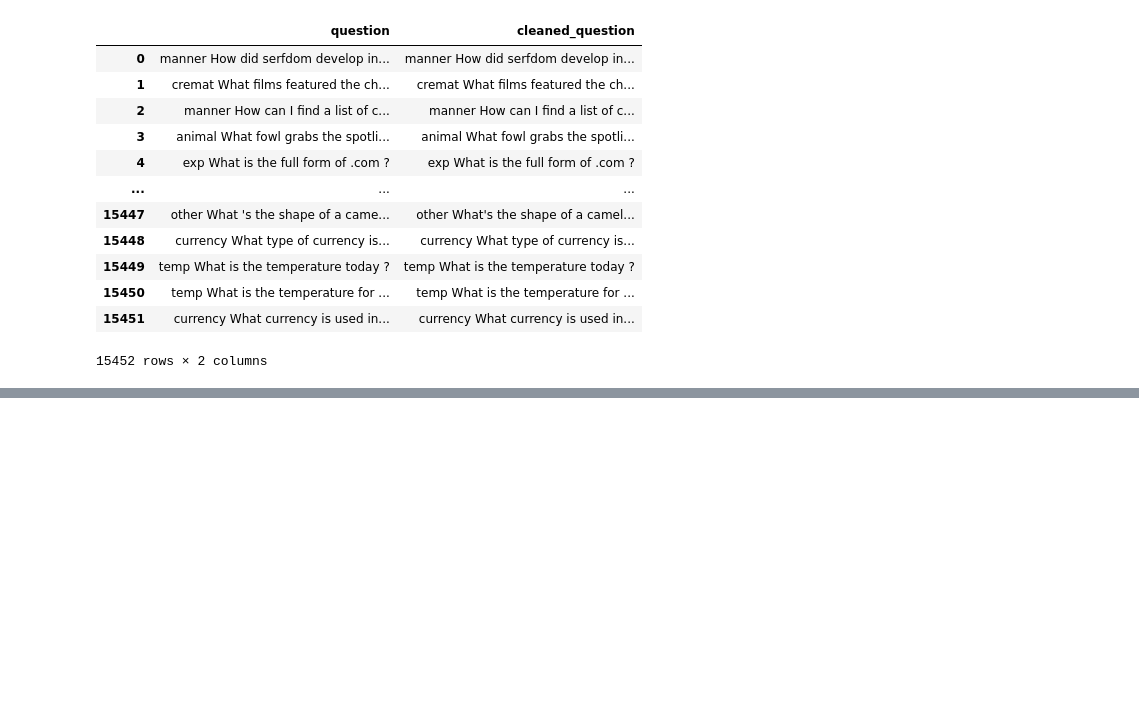
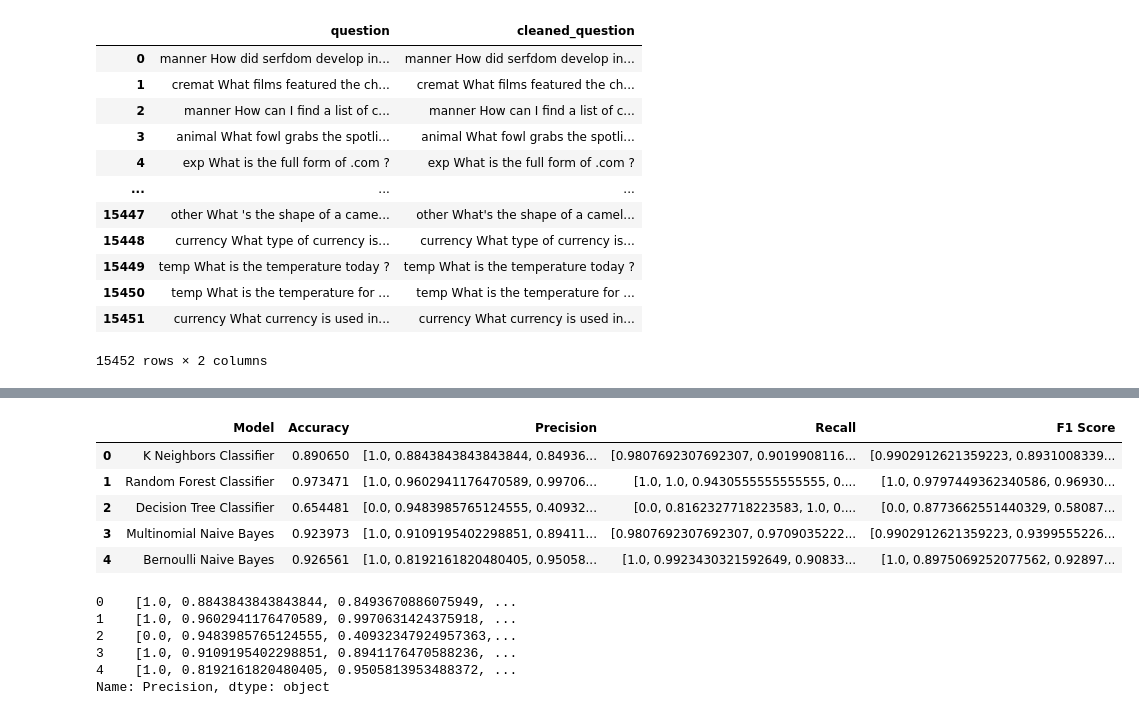
Before and after one commit to Ghadqa/Question-classification-, a Jupyter notebook: question_classification.ipynb, the cells around one changed output, grey strips where cells are left out. Cells and saved outputs as stored; diff of their text form; code cells hidden in the pictures; blank space fills up the shorter version.

```diff
--- a/question_classification.ipynb
+++ b/question_classification.ipynb
@@ -193,0 +247,28 @@ train_data
+# %%
+
+# Cleaning the questions
+corpus = []
+wnl = WordNetLemmatizer()
+
+for QC_string in list(train_data.question):
+
+  # Cleaning special character from the sms
+  question = re.sub(pattern='[^a-zA-Z]', repl=' ', string=QC_string)
+
+  # Converting the entire sms into lower case
+  question = question.lower()
+
+  # Tokenizing the question by words
+  words = question.split()
+
+  # Removing the stop words
+  filtered_words = [word for word in words if word not in set(stopwords.words('english'))]
+
+  # Lemmatizing the words
+  lemmatized_words = [wnl.lemmatize(word) for word in filtered_words]
+
+  # Joining the lemmatized words
+  question = ' '.join(lemmatized_words)
+
+  # Building a corpus of questions
+  corpus.append(question)
@@ -193,0 +360,19 @@ train_data
+# %%
+performance= evaluate_vectorizer(X_train, X_test, y_train, y_test, classifiers)
+performance
+# %% [output]
+|  | Model | Accuracy | Precision | Recall | F1 Score |
+| 0 | K Neighbors Classifier | 0.890650 | [1.0, 0.8843843843843844, 0.84936... | [0.9807692307692307, 0.9019908116... | [0.9902912621359223, 0.8931008339... |
+| 1 | Random Forest Classifier | 0.973471 | [1.0, 0.9602941176470589, 0.99706... | [1.0, 1.0, 0.9430555555555555, 0.... | [1.0, 0.9797449362340586, 0.96930... |
+| 2 | Decision Tree Classifier | 0.654481 | [0.0, 0.9483985765124555, 0.40932... | [0.0, 0.8162327718223583, 1.0, 0.... | [0.0, 0.8773662551440329, 0.58087... |
+| 3 | Multinomial Naive Bayes | 0.923973 | [1.0, 0.9109195402298851, 0.89411... | [0.9807692307692307, 0.9709035222... | [0.9902912621359223, 0.9399555226... |
+| 4 | Bernoulli Naive Bayes | 0.926561 | [1.0, 0.8192161820480405, 0.95058... | [1.0, 0.9923430321592649, 0.90833... | [1.0, 0.8975069252077562, 0.92897... |
+# %%
+print(performance["Precision"])
+# %% [output]
+0    [1.0, 0.8843843843843844, 0.8493670886075949, ...
+1    [1.0, 0.9602941176470589, 0.9970631424375918, ...
+2    [0.0, 0.9483985765124555, 0.40932347924957363,...
+3    [1.0, 0.9109195402298851, 0.8941176470588236, ...
+4    [1.0, 0.8192161820480405, 0.9505813953488372, ...
+Name: Precision, dtype: object
```
Also changed, not shown: parts of 17 cells of this notebook.
